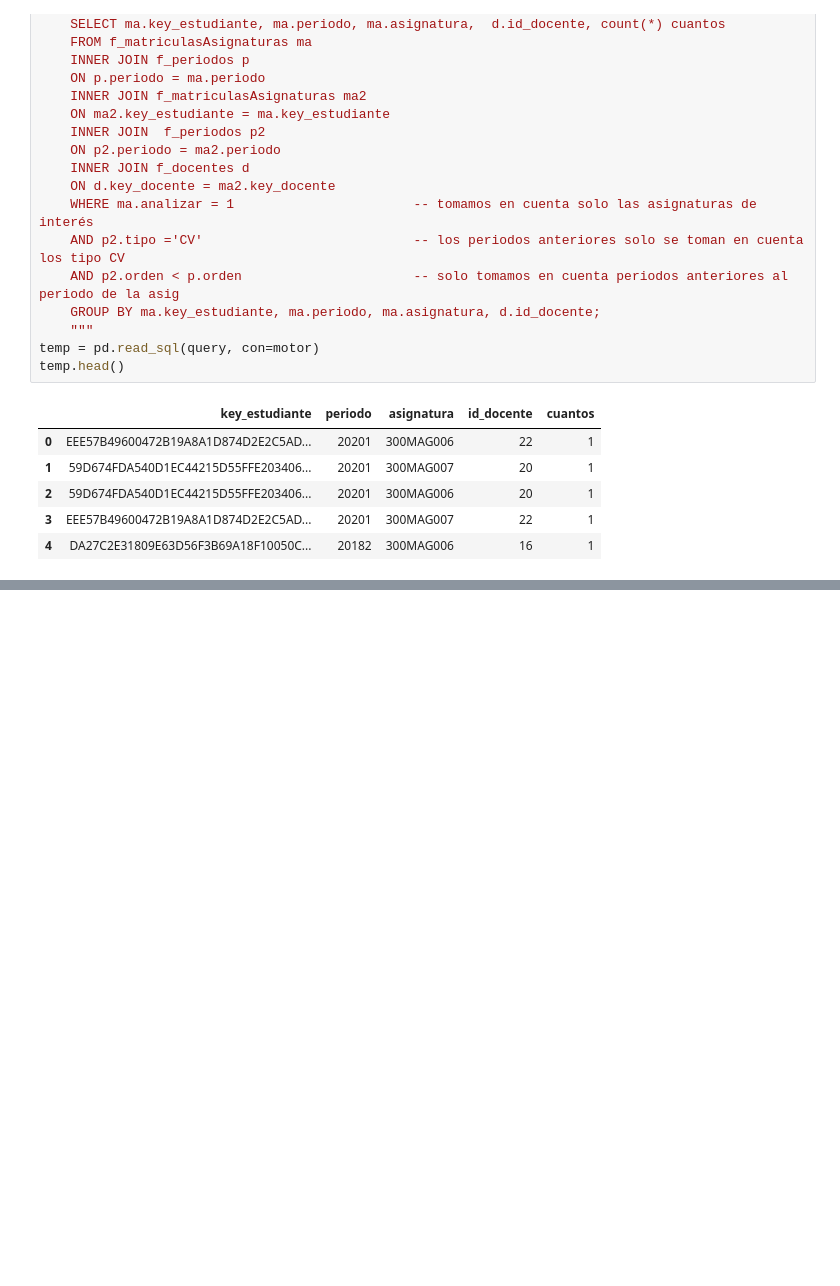
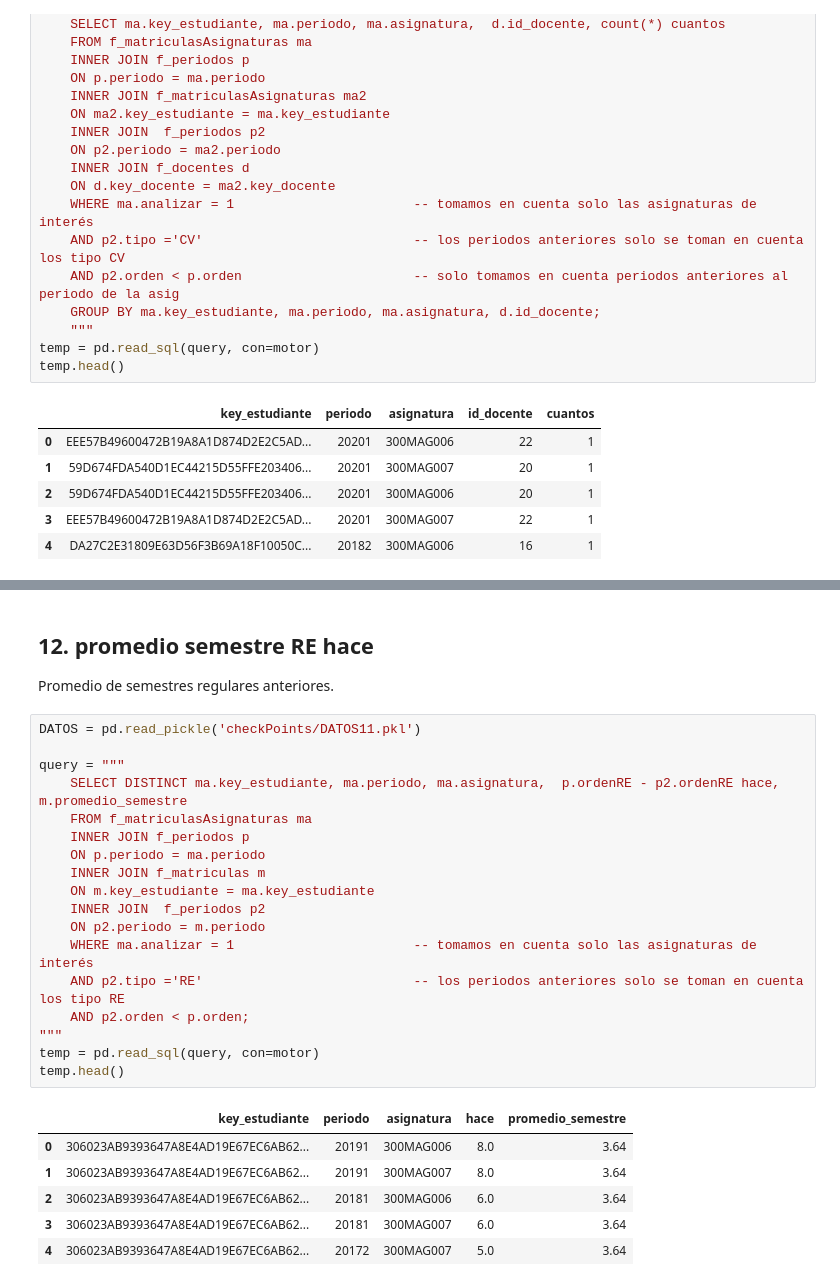
Before and after one commit to jaimereinoso2/pg2, a Jupyter notebook: prepararDATOS.ipynb, the cells around one changed output, grey strips where cells are left out. Cells and saved outputs as stored; diff of their text form; blank space fills up the shorter version.

```diff
--- a/prepararDATOS.ipynb
+++ b/prepararDATOS.ipynb
@@ -817,0 +855,29 @@ DATOS.head()
+# %% [markdown]
+## **12. promedio semestre RE hace**
+
+Promedio de semestres regulares anteriores.
+# %%
+DATOS = pd.read_pickle('checkPoints/DATOS11.pkl')
+
+query = """
+    SELECT DISTINCT ma.key_estudiante, ma.periodo, ma.asignatura,  p.ordenRE - p2.ordenRE hace, m.promedio_semestre
+    FROM f_matriculasAsignaturas ma
+    INNER JOIN f_periodos p
+    ON p.periodo = ma.periodo
+    INNER JOIN f_matriculas m
+    ON m.key_estudiante = ma.key_estudiante
+    INNER JOIN  f_periodos p2
+    ON p2.periodo = m.periodo
+    WHERE ma.analizar = 1						-- tomamos en cuenta solo las asignaturas de interés
+    AND p2.tipo ='RE'							-- los periodos anteriores solo se toman en cuenta los tipo RE
+    AND p2.orden < p.orden;
+"""
+temp = pd.read_sql(query, con=motor)
+temp.head()
+# %% [output]
+|  | key_estudiante | periodo | asignatura | hace | promedio_semestre |
+| 0 | 306023AB9393647A8E4AD19E67EC6AB62... | 20191 | 300MAG006 | 8.0 | 3.64 |
+| 1 | 306023AB9393647A8E4AD19E67EC6AB62... | 20191 | 300MAG007 | 8.0 | 3.64 |
+| 2 | 306023AB9393647A8E4AD19E67EC6AB62... | 20181 | 300MAG006 | 6.0 | 3.64 |
+| 3 | 306023AB9393647A8E4AD19E67EC6AB62... | 20181 | 300MAG007 | 6.0 | 3.64 |
+| 4 | 306023AB9393647A8E4AD19E67EC6AB62... | 20172 | 300MAG007 | 5.0 | 3.64 |
```
Also changed, not shown: parts of 31 cells of this notebook, 4 other files.
